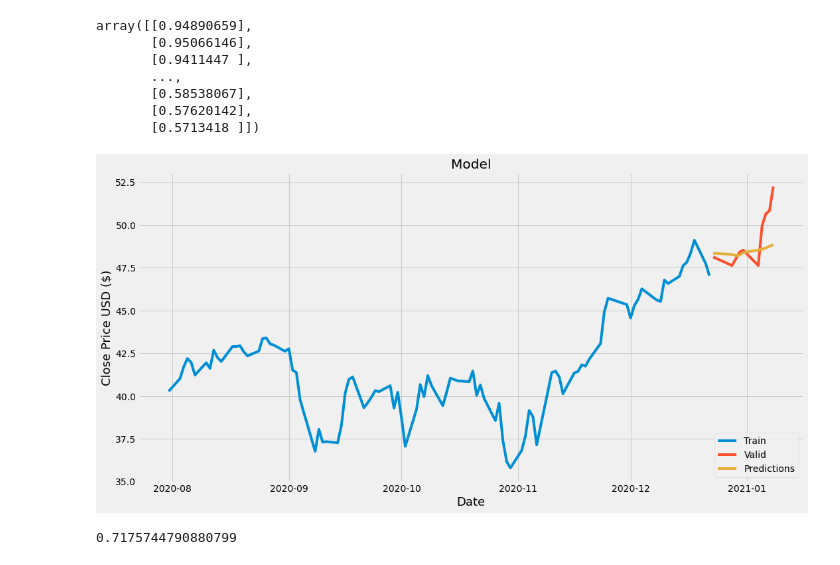
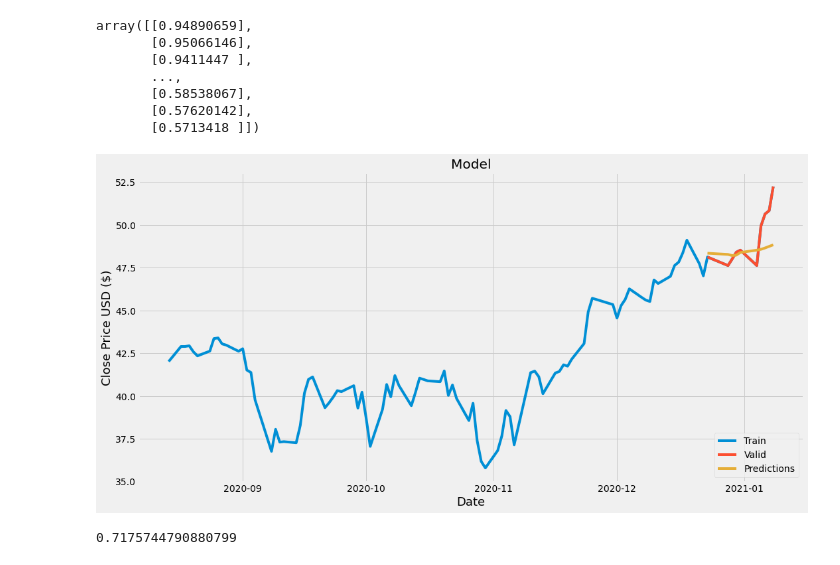
Before and after one commit to d6mao2019/stock-price-prediction, a Jupyter notebook: recursive_approach.ipynb, the cells around one changed output. Cells and saved outputs as stored; diff of their text form; code cells hidden in the pictures.

```diff
--- a/main copy.ipynb
+++ b/recursive_approach.ipynb
@@ -110,15 +112,15 @@ valid['Predictions'] = predictions
 # %%
 # plot.
 plt.figure(figsize=(16,8))
 plt.title('Model')
 plt.xlabel('Date', fontsize=18)
 plt.ylabel('Close Price USD ($)', fontsize=18)
-plt.plot(train['Close'][len(train)-100 : ])
+plt.plot(data[len(data)-100 : ])
 plt.plot(valid[['Close', 'Predictions']])
 plt.legend(['Train', 'Valid', 'Predictions'], loc='lower right')
 plt.show()
 rmse = np.sqrt(np.mean(predictions - dataset[len(dataset)-testing_len : ])**2)
 rmse
 # %% [output]
-[figure, old version]
+[figure, new version]
 0.7175744790880799
```
Also changed, not shown: parts of 1 cell of this notebook.
